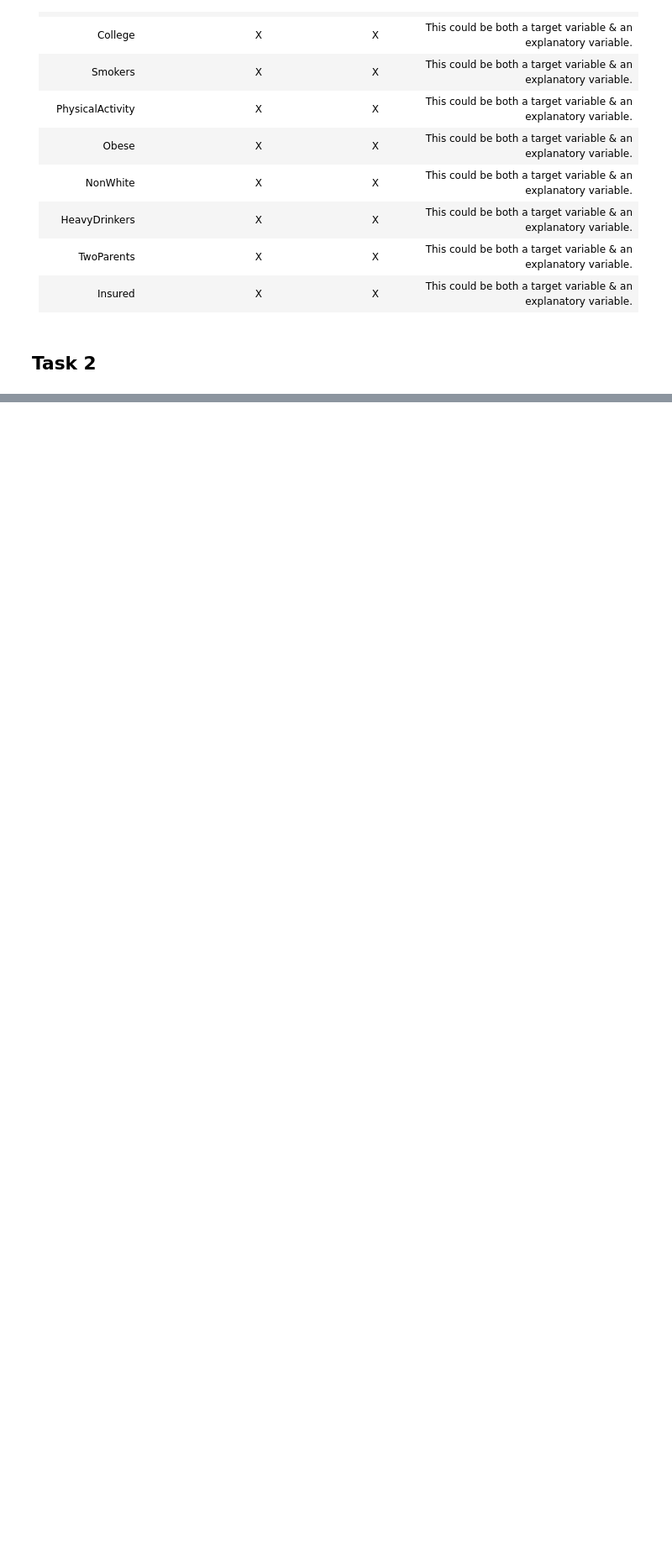
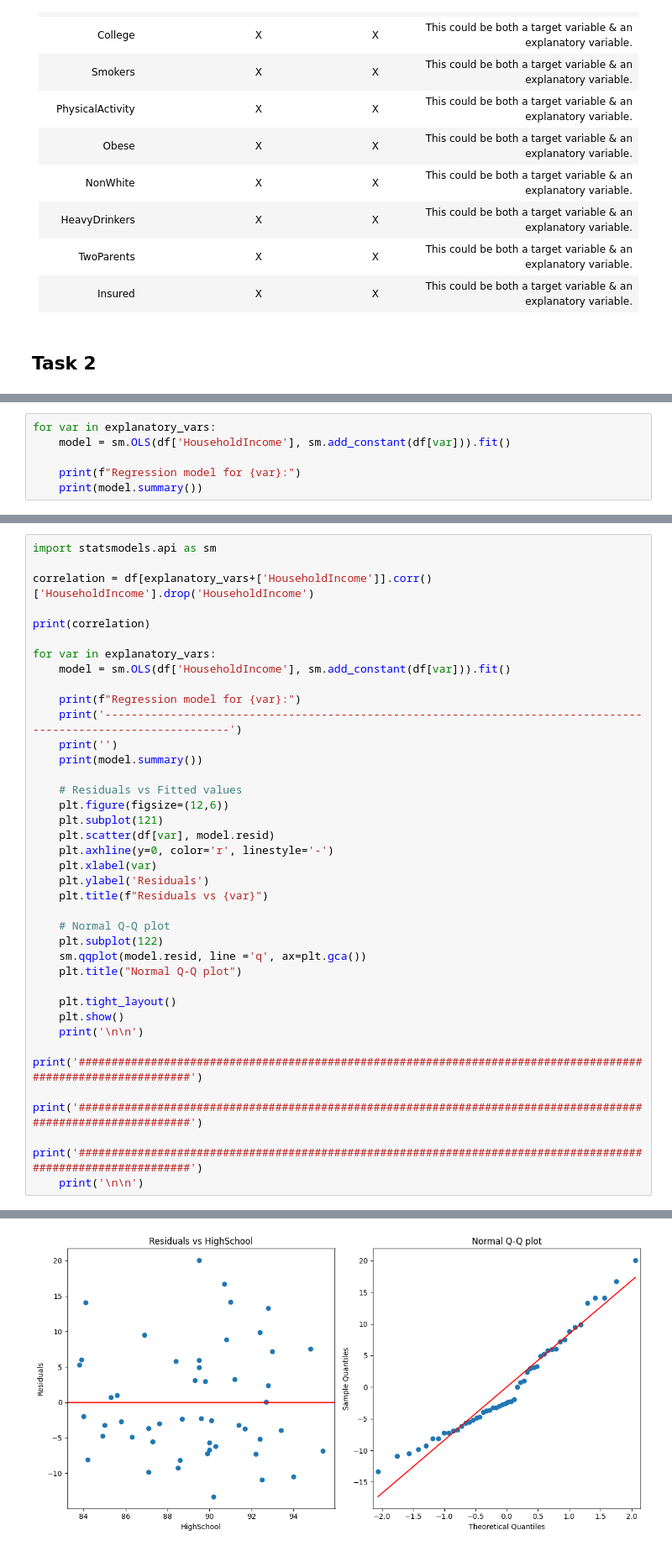
Before and after one commit to MichaelRocchio/msds_410, a Jupyter notebook: Assignment_2/rocchio_assign2.ipynb, the cells around one changed output, grey strips where cells are left out. Shown at 84% size. Drawn from its saved outputs; the diff is of its cells as text; blank space fills up the shorter version.

```diff
--- a/Assignment_2/rocchio_assign2.ipynb
+++ b/Assignment_2/rocchio_assign2.ipynb
@@ -36,0 +117,6 @@ Insured | X | X | This could be both a target variable & an explanatory variable
+# %%
+for var in explanatory_vars:
+    model = sm.OLS(df['HouseholdIncome'], sm.add_constant(df[var])).fit()
+
+    print(f"Regression model for {var}:")
+    print(model.summary())
@@ -36,0 +141,37 @@ Insured | X | X | This could be both a target variable & an explanatory variable
+# %%
+import statsmodels.api as sm
+
+correlation = df[explanatory_vars+['HouseholdIncome']].corr()['HouseholdIncome'].drop('HouseholdIncome')
+
+print(correlation)
+
+for var in explanatory_vars:
+    model = sm.OLS(df['HouseholdIncome'], sm.add_constant(df[var])).fit()
+
+    print(f"Regression model for {var}:")
+    print('----------------------------------------------------------------------------------------------------------------')
+    print('')
+    print(model.summary())
+
+    # Residuals vs Fitted values
+    plt.figure(figsize=(12,6))
+    plt.subplot(121)
+    plt.scatter(df[var], model.resid)
+    plt.axhline(y=0, color='r', linestyle='-')
+    plt.xlabel(var)
+    plt.ylabel('Residuals')
+    plt.title(f"Residuals vs {var}")
+
+    # Normal Q-Q plot
+    plt.subplot(122)
+    sm.qqplot(model.resid, line ='q', ax=plt.gca())
+    plt.title("Normal Q-Q plot")
+
+    plt.tight_layout()
+    plt.show()
+    print('\n\n')
+    print('##############################################################################################################')
+    print('##############################################################################################################')
+    print('##############################################################################################################')
+    print('\n\n')
+# %% [output]
@@ -36,0 +195 @@ Insured | X | X | This could be both a target variable & an explanatory variable
+[figure, added]
```
Also changed, not shown: parts of 11 cells of this notebook, 1 other file.
